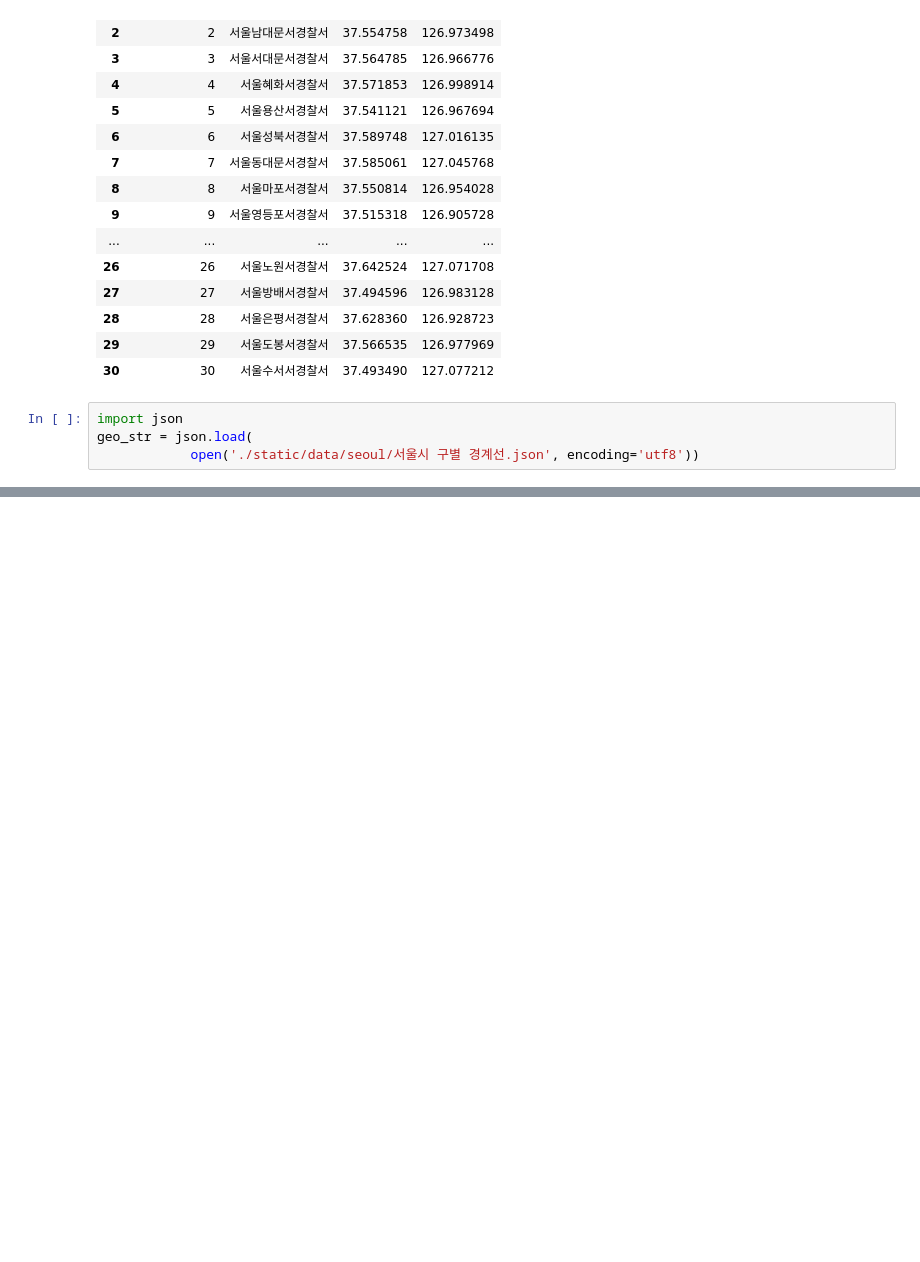
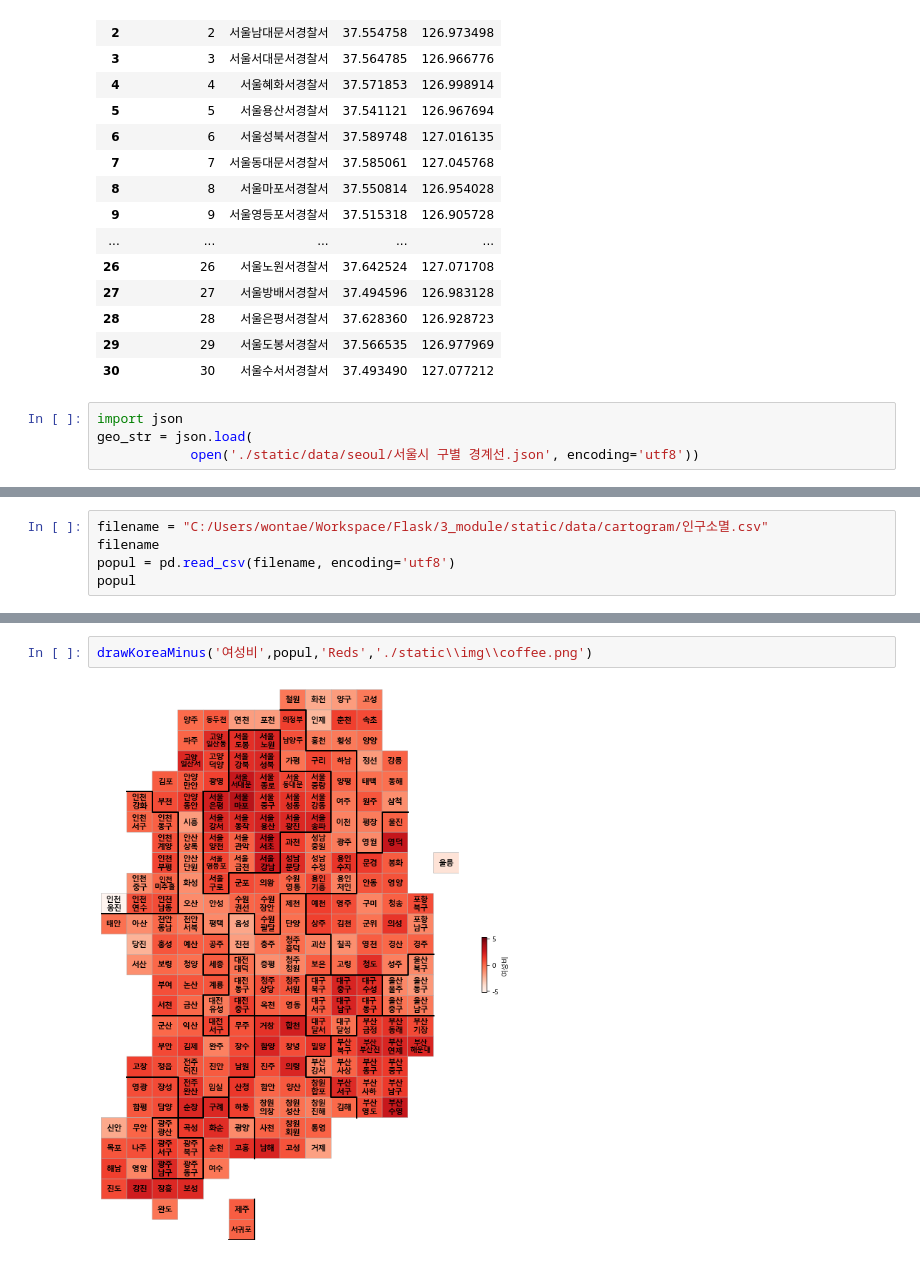
Before and after one commit to beegramin9/Flask, a Jupyter notebook: 3_module/test.ipynb, the cells around one changed output, grey strips where cells are left out. Drawn from its saved outputs; the diff is of its cells as text; blank space fills up the shorter version.

```diff
--- a/3_module/test.ipynb
+++ b/3_module/test.ipynb
@@ -257,0 +299,5 @@ AttributeError: 'NoneType' object has no attribute 'get_figure'
+# %%
+filename = "C:/Users/wontae/Workspace/Flask/3_module/static/data/cartogram/인구소멸.csv"
+filename
+popul = pd.read_csv(filename, encoding='utf8')
+popul
@@ -257,0 +336,4 @@ AttributeError: 'NoneType' object has no attribute 'get_figure'
+# %%
+drawKoreaMinus('여성비',popul,'Reds','./static\\img\\coffee.png')
+# %% [output]
+[figure, added]
```
Also changed, not shown: parts of 27 cells of this notebook, 10 other files.
